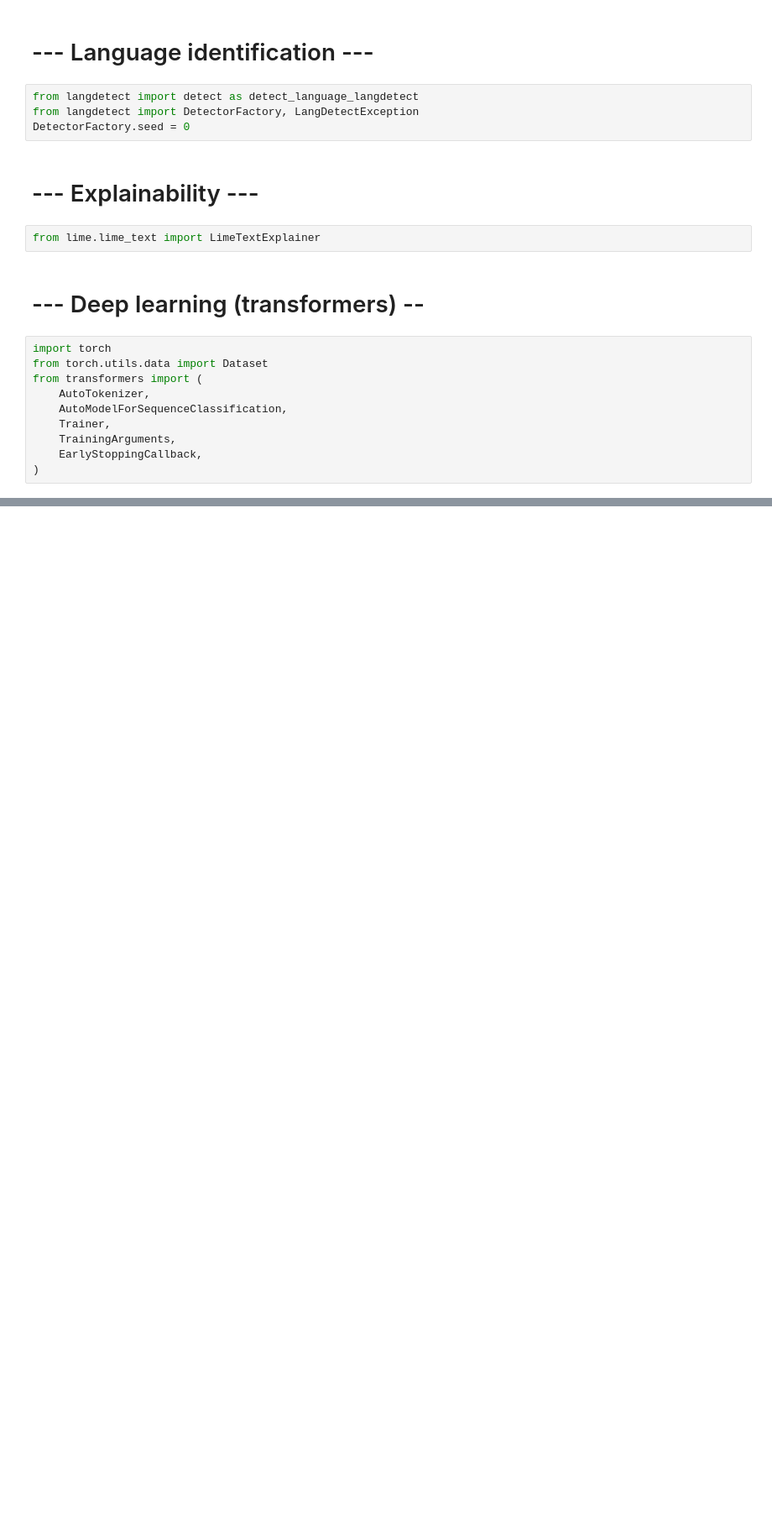
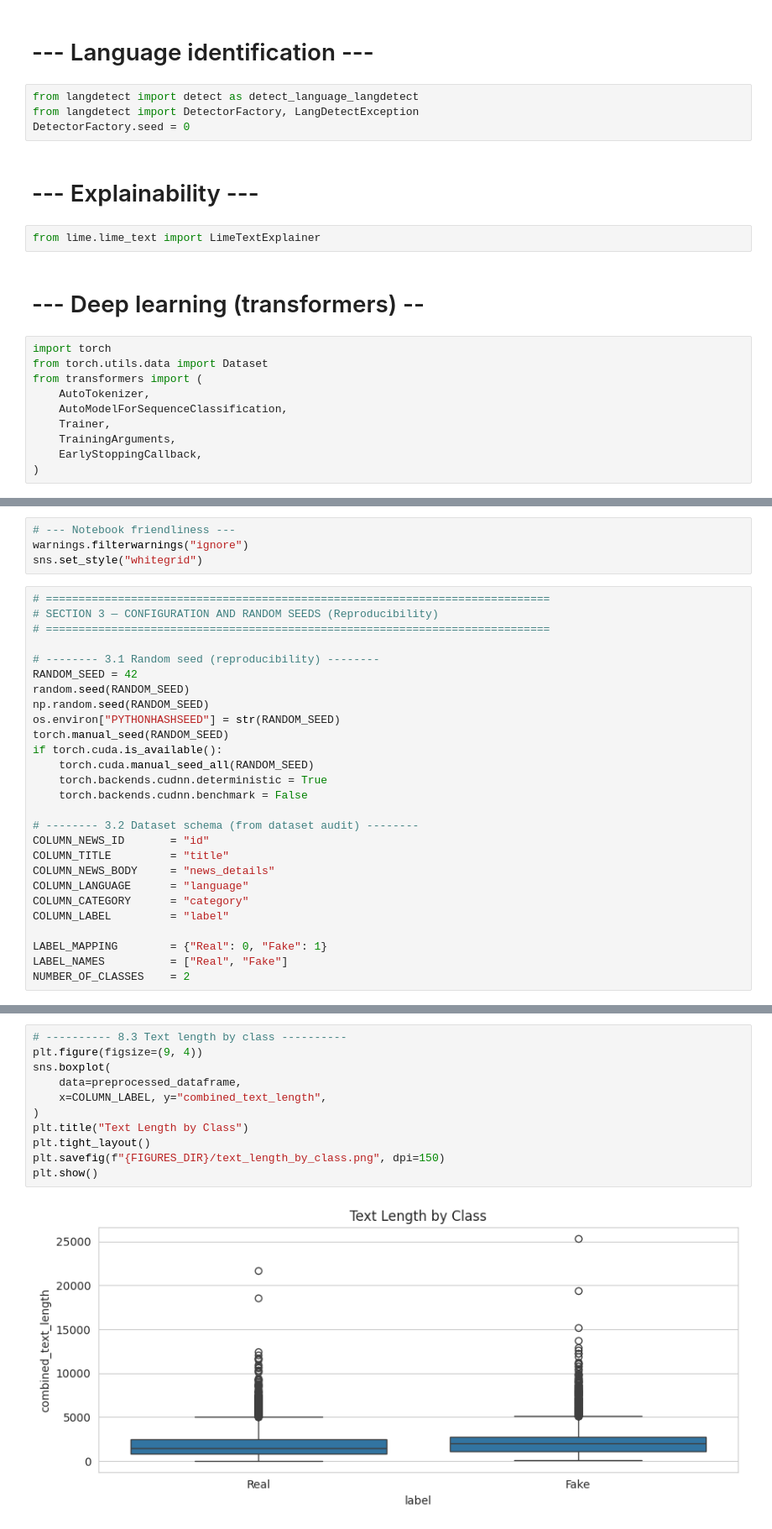
Before and after one commit to Kazi-Sadman/General-Track, a Jupyter notebook: Thesis.ipynb, the cells around one changed output, grey strips where cells are left out. Shown at 84% size. Saved outputs shown, nothing was run; the diff lists cells and outputs as text; blank space fills up the shorter version.

```diff
--- a/Thesis.ipynb
+++ b/Thesis.ipynb
@@ -97,0 +101,31 @@ from transformers import (
+# %%
+# --- Notebook friendliness ---
+warnings.filterwarnings("ignore")
+sns.set_style("whitegrid")
+# %%
+# =============================================================================
+# SECTION 3 — CONFIGURATION AND RANDOM SEEDS (Reproducibility)
+# =============================================================================
+
+# -------- 3.1 Random seed (reproducibility) --------
+RANDOM_SEED = 42
+random.seed(RANDOM_SEED)
+np.random.seed(RANDOM_SEED)
+os.environ["PYTHONHASHSEED"] = str(RANDOM_SEED)
+torch.manual_seed(RANDOM_SEED)
+if torch.cuda.is_available():
+    torch.cuda.manual_seed_all(RANDOM_SEED)
+    torch.backends.cudnn.deterministic = True
+    torch.backends.cudnn.benchmark = False
+
+# -------- 3.2 Dataset schema (from dataset audit) --------
+COLUMN_NEWS_ID       = "id"
+COLUMN_TITLE         = "title"
+COLUMN_NEWS_BODY     = "news_details"
+COLUMN_LANGUAGE      = "language"
+COLUMN_CATEGORY      = "category"
+COLUMN_LABEL         = "label"
+
+LABEL_MAPPING        = {"Real": 0, "Fake": 1}
+LABEL_NAMES          = ["Real", "Fake"]
+NUMBER_OF_CLASSES    = 2
@@ -97,0 +702,13 @@ from transformers import (
+# %%
+# ---------- 8.3 Text length by class ----------
+plt.figure(figsize=(9, 4))
+sns.boxplot(
+    data=preprocessed_dataframe,
+    x=COLUMN_LABEL, y="combined_text_length",
+)
+plt.title("Text Length by Class")
+plt.tight_layout()
+plt.savefig(f"{FIGURES_DIR}/text_length_by_class.png", dpi=150)
+plt.show()
+# %% [output]
+[figure, added]
```
Also changed, not shown: parts of 15 cells of this notebook.
